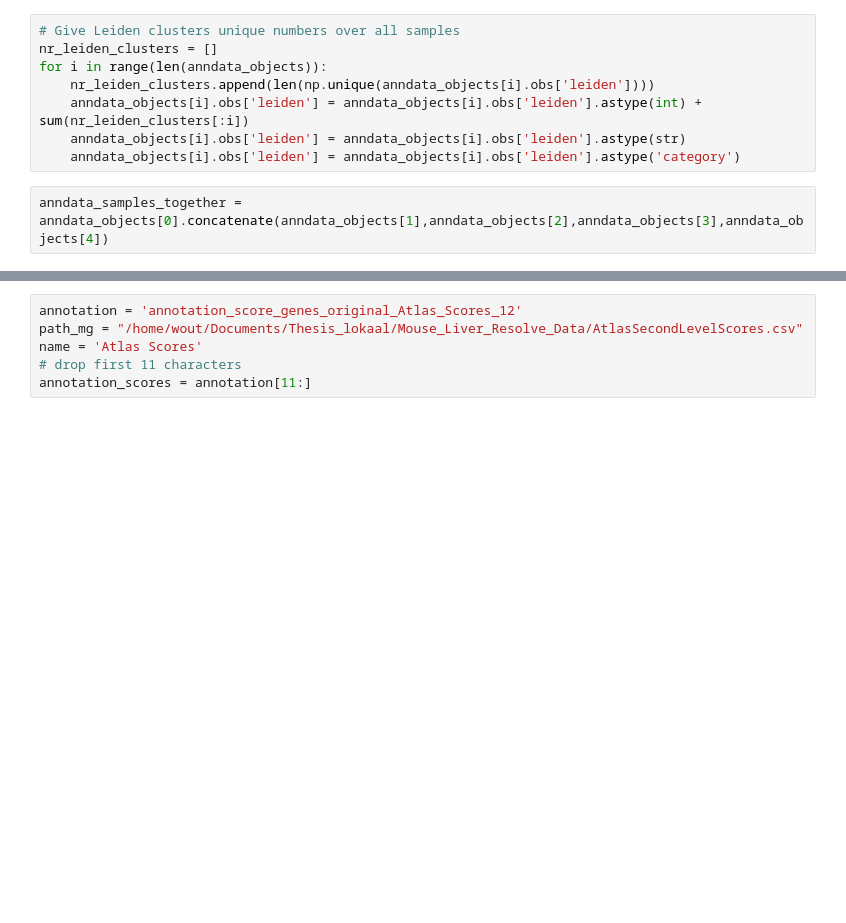
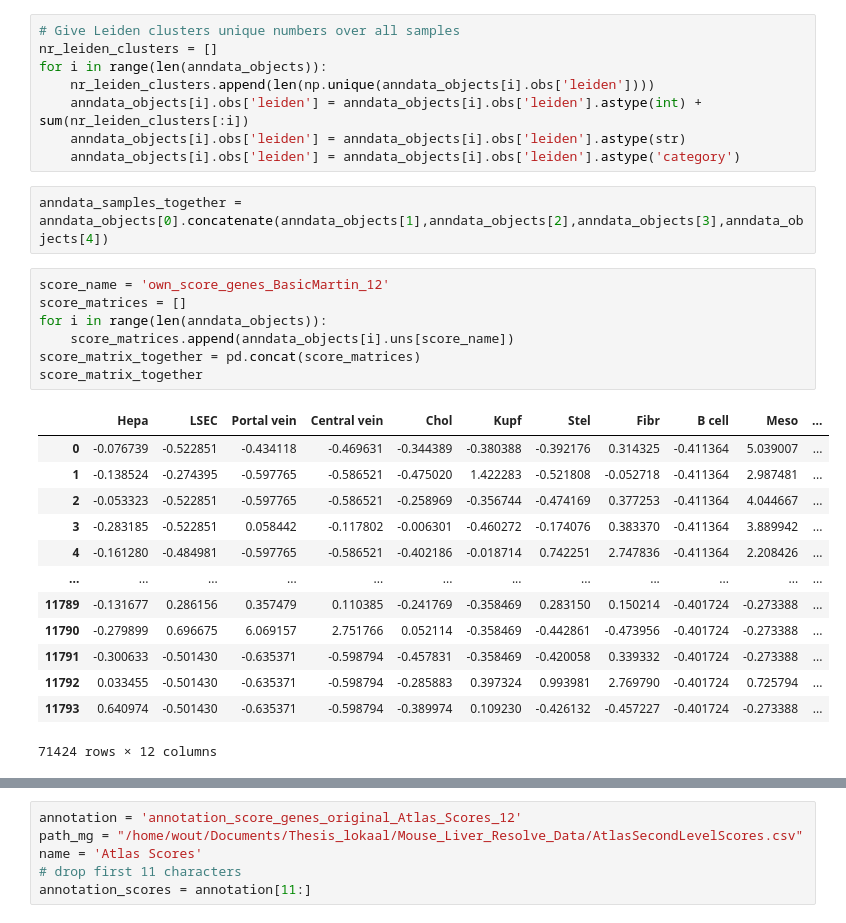
Before and after one commit to WoutVanhenden/Thesis, a Jupyter notebook: extra_plots.ipynb, the cells around one changed output, grey strips where cells are left out. Drawn from its saved outputs; the diff is of its cells as text; blank space fills up the shorter version.

```diff
--- a/extra_plots.ipynb
+++ b/extra_plots.ipynb
@@ -50,3 +50,24 @@ for i in range(len(anndata_objects)):
     anndata_objects[i].obs['leiden'] = anndata_objects[i].obs['leiden'].astype('category')
 # %%
 anndata_samples_together = anndata_objects[0].concatenate(anndata_objects[1],anndata_objects[2],anndata_objects[3],anndata_objects[4])
+# %%
+score_name = 'own_score_genes_BasicMartin_12'
+score_matrices = []
+for i in range(len(anndata_objects)):
+    score_matrices.append(anndata_objects[i].uns[score_name])
+score_matrix_together = pd.concat(score_matrices)
+score_matrix_together
+# %% [output]
+|  | Hepa | LSEC | Portal vein | Central vein | Chol | Kupf | Stel | Fibr | B cell | Meso | ... |
+| 0 | -0.076739 | -0.522851 | -0.434118 | -0.469631 | -0.344389 | -0.380388 | -0.392176 | 0.314325 | -0.411364 | 5.039007 | ... |
+| 1 | -0.138524 | -0.274395 | -0.597765 | -0.586521 | -0.475020 | 1.422283 | -0.521808 | -0.052718 | -0.411364 | 2.987481 | ... |
+| 2 | -0.053323 | -0.522851 | -0.597765 | -0.586521 | -0.258969 | -0.356744 | -0.474169 | 0.377253 | -0.411364 | 4.044667 | ... |
+| 3 | -0.283185 | -0.522851 | 0.058442 | -0.117802 | -0.006301 | -0.460272 | -0.174076 | 0.383370 | -0.411364 | 3.889942 | ... |
+| 4 | -0.161280 | -0.484981 | -0.597765 | -0.586521 | -0.402186 | -0.018714 | 0.742251 | 2.747836 | -0.411364 | 2.208426 | ... |
+| ... | ... | ... | ... | ... | ... | ... | ... | ... | ... | ... | ... |
+| 11789 | -0.131677 | 0.286156 | 0.357479 | 0.110385 | -0.241769 | -0.358469 | 0.283150 | 0.150214 | -0.401724 | -0.273388 | ... |
+| 11790 | -0.279899 | 0.696675 | 6.069157 | 2.751766 | 0.052114 | -0.358469 | -0.442861 | -0.473956 | -0.401724 | -0.273388 | ... |
+| 11791 | -0.300633 | -0.501430 | -0.635371 | -0.598794 | -0.457831 | -0.358469 | -0.420058 | 0.339332 | -0.401724 | -0.273388 | ... |
+| 11792 | 0.033455 | -0.501430 | -0.635371 | -0.598794 | -0.285883 | 0.397324 | 0.993981 | 2.769790 | -0.401724 | 0.725794 | ... |
+| 11793 | 0.640974 | -0.501430 | -0.635371 | -0.598794 | -0.389974 | 0.109230 | -0.426132 | -0.457227 | -0.401724 | -0.273388 | ... |
+71424 rows × 12 columns
```
Also changed, not shown: parts of 3 cells of this notebook, 1 other file.
